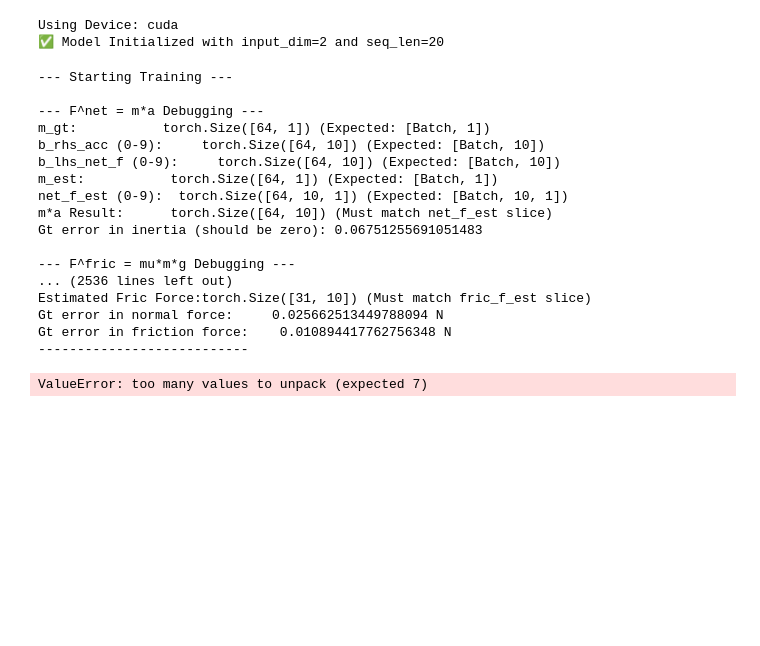
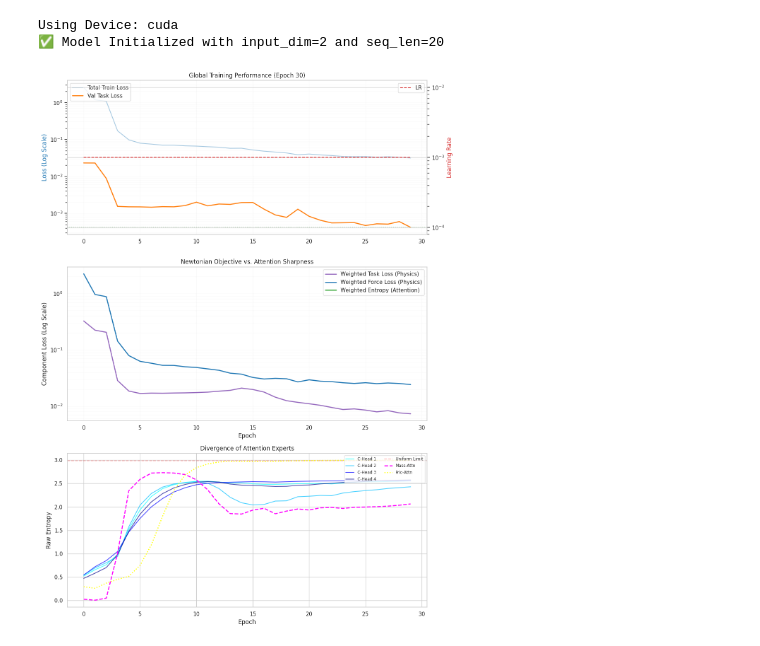
Before and after one commit to koyo-8144/offline_training_phypush, a Jupyter notebook: train.ipynb, the cells around one changed output. Drawn from its saved outputs; the diff is of its cells as text; code cells hidden in the pictures; blank space fills up the shorter version.

Commit message:
force loss

```diff
--- a/train.ipynb
+++ b/train.ipynb
@@ -934,6 +940,7 @@ c_entropy_coeff = 0.0 # 0.01
 c_head_coeffs = torch.tensor([c_entropy_coeff, c_entropy_coeff, c_entropy_coeff, c_entropy_coeff]).to(device)
 m_entropy_coeff = 0.0 # 0.01  # Mass Readout pressure
 f_entropy_coeff = 0.0 # 0.01  # Friction Readout pressure
+force_coeff = 10.0
 dropout = 0.3
 sharpness = 35.0
 
@@ -953,9 +960,10 @@ model = PhysicsTransformerEstimator(
 # This prevents the larger mass values from overwhelming the
 # smaller friction coefficient gradients during training.
 def log_mse_loss(pred, target):
-    # Math: L = Mean( (log(1 + pred) - log(1 + target))^2 )
-    log_pred = torch.log1p(pred)
-    log_target = torch.log1p(target)
+    # Use absolute values to avoid NaN from negative forces
+    # Math: L = Mean( (log(1 + |pred|) - log(1 + |target|))^2 )
+    log_pred = torch.log1p(torch.abs(pred))
+    log_target = torch.log1p(torch.abs(target))
     return F.mse_loss(log_pred, log_target)
 
 if mse_loss:
@@ -999,7 +1007,7 @@ plot_inter = 10
 model_save_inter = 100
 
 # Directory setup
-checkpoint_dir = f"checkpoints/{train_from}/{criterion_type}_{loss_type}_task{task_coeff}_cent{c_entropy_coeff}_ment{m_entropy_coeff}_fent{f_entropy_coeff}_dropout{dropout}_sharpness{sharpness}"
+checkpoint_dir = f"checkpoints/{train_from}/{criterion_type}_{loss_type}_task{task_coeff}_force{force_coeff}_dropout{dropout}_sharpness{sharpness}"
 os.makedirs(checkpoint_dir, exist_ok=True)
 
 print("\n--- Starting Training ---")
@@ -1008,6 +1016,7 @@ block_start_time = time.time()
 # --- Initialize history lists ---
 train_losses, val_losses, lrs = [], [], []
 weighted_task_history = []
+weighted_force_history = []
 weighted_entropy_history = []
 
 # Specific history for each of the 4 Cross-Attention heads
@@ -1024,6 +1033,7 @@ if training:
         model.train()
         running_total_loss = 0.0
         running_weighted_task = 0.0
+        running_weighted_force = 0.0
         running_weighted_entropy = 0.0
         # Initialize running counts for entropies
         # running_c_ent, running_m_ent, running_f_ent = 0.0, 0.0, 0.0
@@ -1044,8 +1054,26 @@ if training:
 
             m_gt = b_y[:, 0].unsqueeze(1)
             mu_gt = b_y[:, 1].unsqueeze(1)
+            net_f_gt = b_lhs_net_f #.unsqueeze(1)
+            normal_f_gt = torch.abs(b_table_fz) # torch.abs(b_table_fz[:, 10:])
+            gravity_term = m_gt * 9.81
+            fric_f_gt = mu_gt * torch.clamp(normal_f_gt, min=0.0)
+            force_gt = torch.cat([net_f_gt, fric_f_gt], dim=-1)
+
             m_est = output[:, 0].unsqueeze(1)   # [Batch, 1]
             mu_est = output[:, 1].unsqueeze(1)  # [Batch, 1]
+            net_f_est = net_f_est.squeeze(-1)
+            fric_f_est = fric_f_est.squeeze(-1)
+            force_est = torch.cat([net_f_est, fric_f_est], dim=-1)
+
+            # print("shape of m_gt: ", m_gt.shape)
+            # print("shape of net_f_gt: ", net_f_gt.shape)
+            # print("shape of fric_f_gt: ", fric_f_gt.shape)
+            # print("shape of force_gt:", force_gt.shape)
+            # print("shape of m_est: ", m_est.shape)
+            # print("shape of net_f_est: ", net_f_est.shape)
+            # print("shape of fric_f_est: ", fric_f_est.shape)
+            # print("shape of force_est:", force_est.shape)
 
             if DEBUG_PINN:
                 print("\n--- F^net = m*a Debugging ---")
@@ -1062,7 +1090,9 @@ if training:
                     print(f"m*a Result:      {ma_est.shape} (Must match net_f_est slice)")
 
                     ma_gt = m_gt * b_rhs_acc[:, :10]
-                    inertia_gt_err = torch.abs(ma_gt - b_lhs_net_f[:, :10]).mean()
+                    net_f_gt = b_lhs_net_f # [:, :10]
+                    inertia_gt_err = torch.abs(ma_gt - net_f_gt).mean()
+                    print(f"net_f_gt:          {net_f_gt.shape}")
                     print(f"Gt error in inertia (should be zero): {inertia_gt_err}")
                 except Exception as e:
                     print(f"❌ Part A Broadcast Error: {e}")
@@ -1106,6 +1136,8 @@ if training:
             # 1. Physics Task Loss
             task_loss = criterion(output, b_y)
             weighted_task_loss = task_coeff * task_loss
+            force_loss = criterion(force_gt, force_est)
+            weighted_force_loss = force_coeff * force_loss
 
             # 2. Attention Entropy calculation
             # # We calculate entropy across the last dimension (Key_Steps) for each query and head
@@ -1131,7 +1163,7 @@ if training:
             total_weighted_entropy = weighted_c_entropy + weighted_m_entropy + weighted_f_entropy
 
             # 3. Combined Loss
-            total_loss = weighted_task_loss + total_weighted_entropy
+            total_loss = weighted_task_loss + weighted_force_loss + total_weighted_entropy
 
             total_loss.backward()
             optimizer.step()
@@ -1140,6 +1172,7 @@ if training:
             batch_size_curr = b_acc.size(0)
             running_total_loss += total_loss.item() * batch_size_curr
             running_weighted_task += weighted_task_loss.item() * batch_size_curr
+            running_weighted_force += weighted_force_loss.item() * batch_size_curr
             running_weighted_entropy += total_weighted_entropy.item() * batch_size_curr
 
             # # Accumulate raw entropies
@@ -1157,6 +1190,7 @@ if training:
         train_samples = len(train_idx)
         train_losses.append(running_total_loss / train_samples)
         weighted_task_history.append(running_weighted_task / train_samples)
+        weighted_force_history.append(running_weighted_force / train_samples)
         weighted_entropy_history.append(running_weighted_entropy / train_samples)
 
         # c_entropy_history.append(running_c_ent / train_samples)
@@ -1172,11 +1206,11 @@ if training:
         val_running_loss = 0.0
         with torch.no_grad():
             # for b_acc, b_vel, b_y in val_loader:
-            for b_acc, b_vel, b_y, b_robot_fz, b_rhs_acc, b_lhs_net_f, b_table_fz in val_loader:
+            for b_acc, b_vel, b_y, b_robot_fz, b_rhs_acc, b_lhs_net_f, b_table_fz, b_start_t in val_loader:
                 b_acc, b_vel, b_y = b_acc.to(device), b_vel.to(device), b_y.to(device)
                 b_robot_fz, b_rhs_acc, b_lhs_net_f, b_table_fz = b_robot_fz.to(device), b_rhs_acc.to(device), b_lhs_net_f.to(device), b_table_fz.to(device)
 
-                output, _, forces_est = model(b_acc, b_vel)
+                output, _, forces_est_val = model(b_acc, b_vel)
                 val_running_loss += criterion(output, b_y).item() * b_acc.size(0)
 
         epoch_val_loss = val_running_loss / len(val_idx)
@@ -1220,8 +1254,9 @@ if training:
             ax2.set_ylabel('Learning Rate', color='tab:red')
             ax2.legend(loc='upper right')
 
-            # FIGURE 2: Physics vs. Entropy Components (Aligned Format)
+            # FIGURE 2
             ax3.plot(weighted_task_history, label='Weighted Task Loss (Physics)', color='tab:purple', lw=2)
+            ax3.plot(weighted_force_history, label='Weighted Force Loss (Physics)', color='tab:blue', lw=2)
             ax3.plot(weighted_entropy_history, label='Weighted Entropy (Attention)', color='tab:green', lw=2)
             ax3.set_yscale('log') # Aligned to log scale
             ax3.set_xlabel('Epoch')
@@ -1277,6 +1312,7 @@ ax2.legend(loc='upper right')
 
 # FIGURE 2: Physics vs. Entropy Components (Aligned Format)
 ax3.plot(weighted_task_history, label='Weighted Task Loss (Physics)', color='tab:purple', lw=2)
+ax3.plot(weighted_force_history, label='Weighted Force Loss (Physics)', color='tab:blue', lw=2)
 ax3.plot(weighted_entropy_history, label='Weighted Entropy (Attention)', color='tab:green', lw=2)
 ax3.set_yscale('log') # Aligned to log scale
 ax3.set_xlabel('Epoch')
@@ -1287,51 +1323,34 @@ ax3.grid(True, which="both", ls="-", alpha=0.1) # Aligned grid
 
 # ax4.plot(c_entropy_history, label='Cross-Attn Entropy', color='cyan')
 # ax4.plot(m_entropy_history, label='Mass-Attn Entropy', color='magenta', linestyle='--')
 # ax4.plot(f_entropy_history, label='Fric-Attn Entropy', color='yellow')
 # ax4.set_xlabel('Epoch')
 # ax4.set_ylabel('Raw Entropy (Lower = Sharper)')
 # ax4.set_title("Sparsity Progress by Mechanism")
 # ax4.legend(loc='upper right')
 # ax4.grid(True, alpha=0.1)
 # Individual Head Specialization
 colors = ['cyan', 'deepskyblue', 'blue', 'darkblue']
 for i in range(4):
     ax4.plot(c_head_histories[i], label=f'C-Head {i+1}', color=colors[i], alpha=0.7)
 # Reference line for uniform attention (ln(20) ≈ 2.99)
 ax4.axhline(y=2.99, color='red', linestyle='--', alpha=0.3, label='Uniform Limit')
 ax4.plot(m_entropy_history, label='Mass-Attn', color='magenta', linestyle='--', lw=2)
 ax4.plot(f_entropy_history, label='Fric-Attn', color='yellow', linestyle=':', lw=2)
 ax4.set_xlabel('Epoch')
 ax4.set_ylabel('Raw Entropy')
 ax4.set_title("Divergence of Attention Experts")
 ax4.legend(loc='upper right', fontsize='x-small', ncol=2)
 
 plt.tight_layout()
 
 plot_save_path = os.path.join(checkpoint_dir, "training_dynamics_full_report.png")
 plt.savefig(plot_save_path, dpi=300, bbox_inches='tight')
 print(f"📊 Final report saved to: {plot_save_path}")
 
 # plt.show()
 # %% [output]
---- Starting Training ---
-
---- F^net = m*a Debugging ---
-m_gt:           torch.Size([64, 1]) (Expected: [Batch, 1])
-b_rhs_acc (0-9):     torch.Size([64, 10]) (Expected: [Batch, 10])
-b_lhs_net_f (0-9):     torch.Size([64, 10]) (Expected: [Batch, 10])
-m_est:           torch.Size([64, 1]) (Expected: [Batch, 1])
-net_f_est (0-9):  torch.Size([64, 10, 1]) (Expected: [Batch, 10, 1])
-m*a Result:      torch.Size([64, 10]) (Must match net_f_est slice)
-Gt error in inertia (should be zero): 0.06751255691051483
-
---- F^fric = mu*m*g Debugging ---
-... (2536 lines left out)
-Estimated Fric Force:torch.Size([31, 10]) (Must match fric_f_est slice)
-Gt error in normal force:     0.025662513449788094 N
-Gt error in friction force:    0.010894417762756348 N
----------------------------
-ValueError: too many values to unpack (expected 7)
+[figure, added]
 # %%
 import torch
 import matplotlib.pyplot as plt
```
Also changed, not shown: parts of 3 cells of this notebook, 3 other files.
